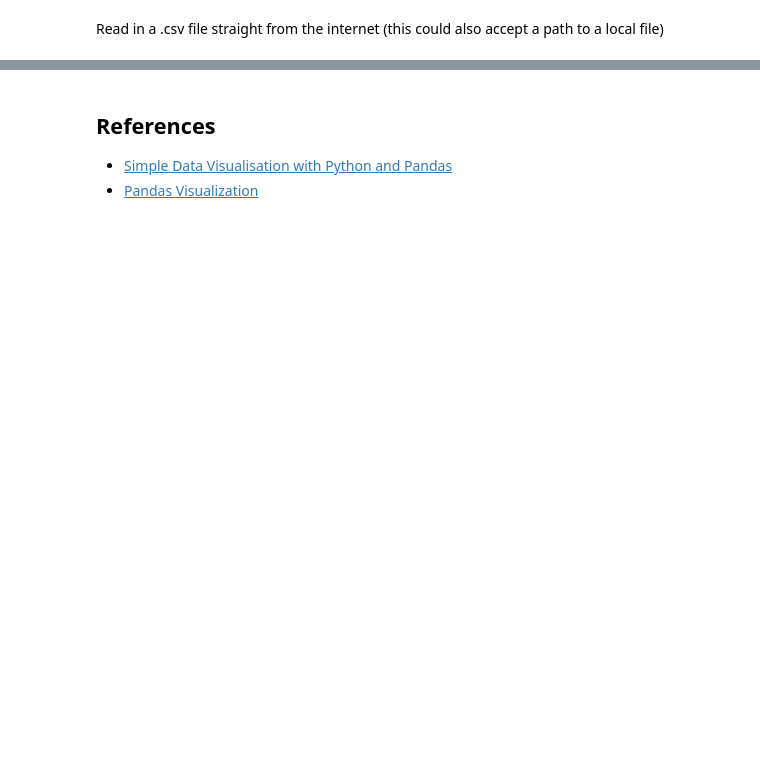
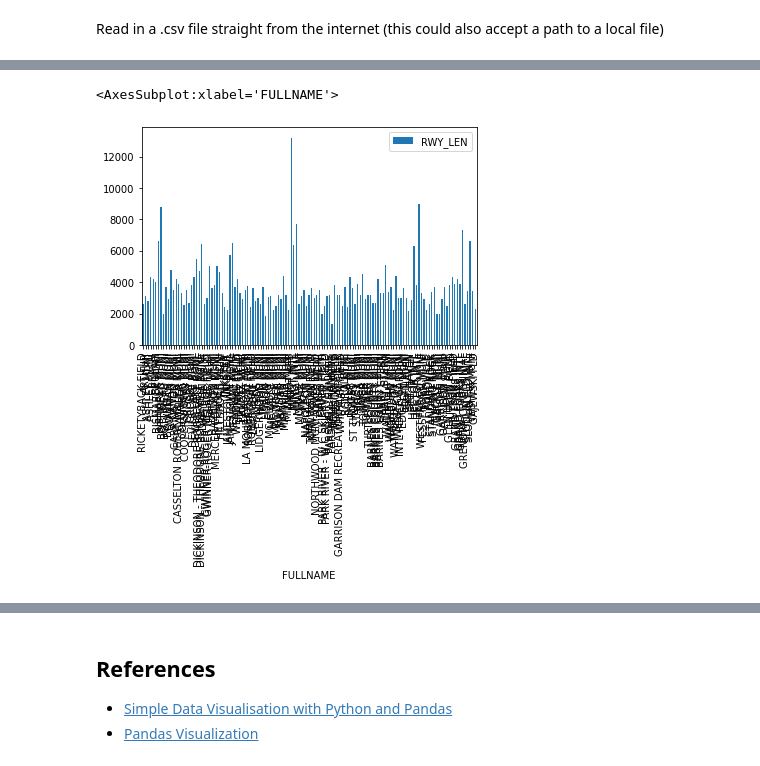
Before and after one commit to agussman/a_python_tutorial, a Jupyter notebook: 300_Jupyter_Notebooks/sample_visualizations.ipynb, the cells around one changed output, grey strips where cells are left out. Drawn from its saved outputs; the diff is of its cells as text; code cells hidden in the pictures; blank space fills up the shorter version.

```diff
--- a/300_Jupyter_Notebooks/sample_visualizations.ipynb
+++ b/300_Jupyter_Notebooks/sample_visualizations.ipynb
@@ -10,0 +27,5 @@ df = pd.read_csv(csv_path)
+# %%
+df.plot.bar(x='FULLNAME', y='RWY_LEN')
+# %% [output]
+<AxesSubplot:xlabel='FULLNAME'>
+[figure, added]
```
Also changed, not shown: parts of 5 cells of this notebook, 1 other file.
